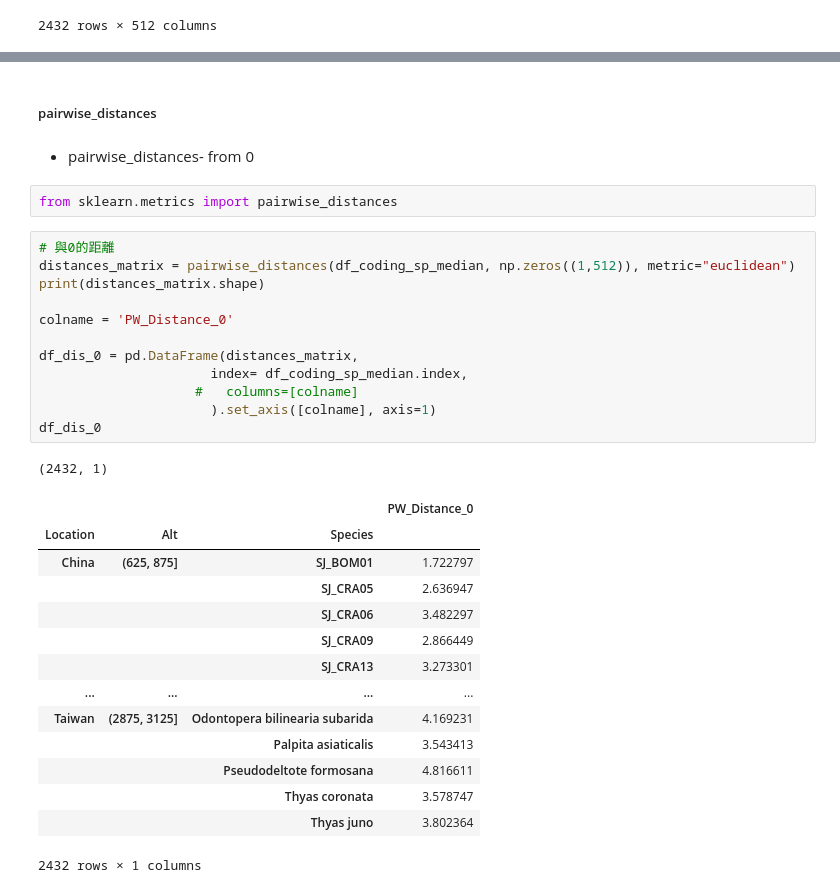
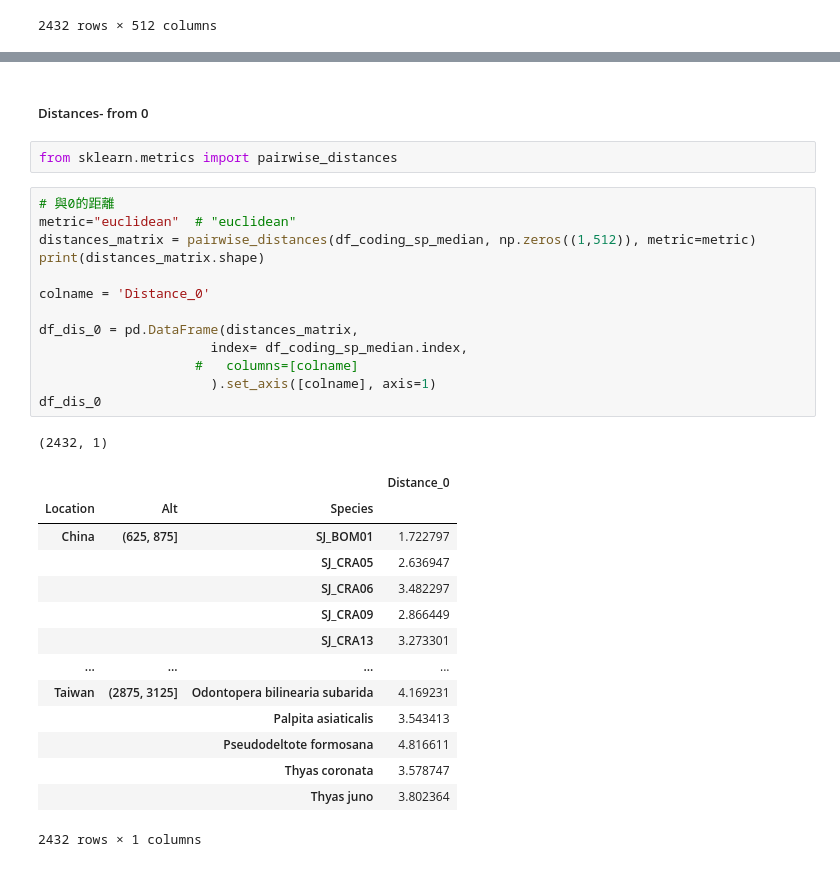
Before and after one commit to YunghuiHsu/Moth_Project, a Jupyter notebook: Moth_thermal/vsc/explore_LatentSpace.ipynb, the cells around one changed output, grey strips where cells are left out. Drawn from its saved outputs; the diff is of its cells as text.

```diff
--- a/Moth_thermal/vsc/explore_LatentSpace.ipynb
+++ b/Moth_thermal/vsc/explore_LatentSpace.ipynb
@@ -973,24 +966,23 @@ Categories (18, interval[int64, right]): [(0, 125] < (125, 375] < (375, 625] < (
-# %% [markdown]
-##### pairwise_distances
 # %% [markdown]
-- pairwise_distances- from 0
+##### Distances- from 0
 # %%
 from sklearn.metrics import pairwise_distances
 # %%
 # 與0的距離
-distances_matrix = pairwise_distances(df_coding_sp_median, np.zeros((1,512)), metric="euclidean")
+metric="euclidean"  # "euclidean"
+distances_matrix = pairwise_distances(df_coding_sp_median, np.zeros((1,512)), metric=metric)
 print(distances_matrix.shape)
 
-colname = 'PW_Distance_0'
+colname = 'Distance_0'
 
 df_dis_0 = pd.DataFrame(distances_matrix,
                       index= df_coding_sp_median.index,
                     #   columns=[colname]
                       ).set_axis([colname], axis=1)
 df_dis_0
 # %% [output]
 (2432, 1)
-|  |  |  | PW_Distance_0 |
+|  |  |  | Distance_0 |
 | Location | Alt | Species |  |
 | China | (625, 875] | SJ_BOM01 | 1.722797 |
 |  |  | SJ_CRA05 | 2.636947 |
```
Also changed, not shown: parts of 23 cells of this notebook.
